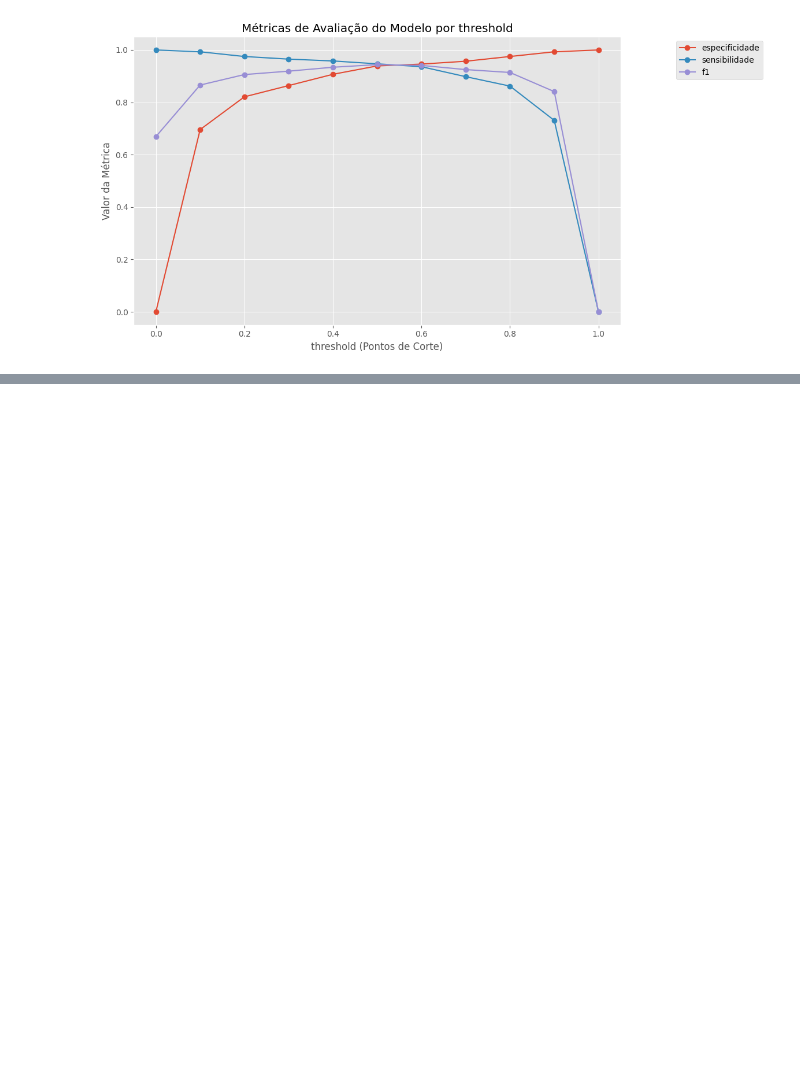
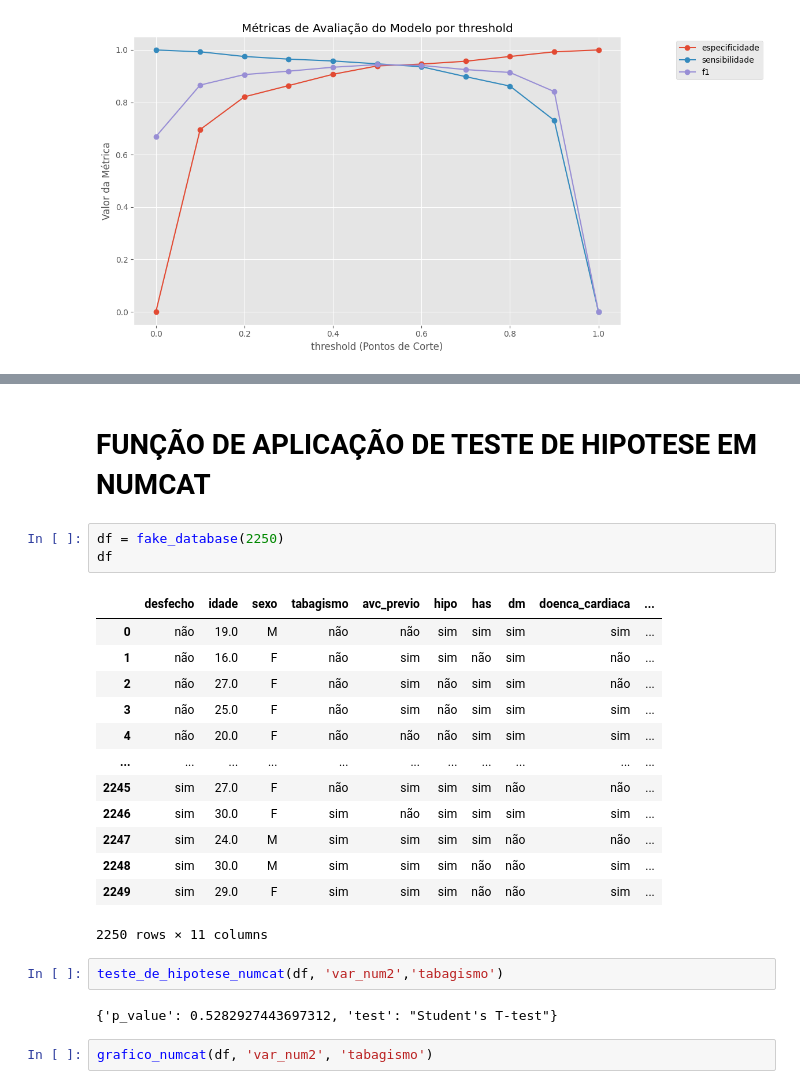
Before and after one commit to GabrielGabes/Machine-Learning-Preditivo, a Jupyter notebook: B7 - Run Free.ipynb, the cells around one changed output, grey strips where cells are left out. Cells and saved outputs as stored; diff of their text form; blank space fills up the shorter version.

Commit message:
testando funcao numcat

```diff
--- a/B7 - Run Free.ipynb
+++ b/B7 - Run Free.ipynb
@@ -624,0 +672,25 @@ aval_modelo_corte_grafico(tabela[['threshold','especificidade','sensibilidade','
+# %% [markdown]
+# FUNÇÃO DE APLICAÇÃO DE TESTE DE HIPOTESE EM NUMCAT
+# %%
+df = fake_database(2250)
+df
+# %% [output]
+|  | desfecho | idade | sexo | tabagismo | avc_previo | hipo | has | dm | doenca_cardiaca | ... |
+| 0 | não | 19.0 | M | não | não | sim | sim | sim | sim | ... |
+| 1 | não | 16.0 | F | não | sim | sim | não | sim | não | ... |
+| 2 | não | 27.0 | F | não | sim | não | sim | sim | não | ... |
+| 3 | não | 25.0 | F | não | sim | não | sim | sim | sim | ... |
+| 4 | não | 20.0 | F | não | não | não | sim | sim | sim | ... |
+| ... | ... | ... | ... | ... | ... | ... | ... | ... | ... | ... |
+| 2245 | sim | 27.0 | F | não | sim | sim | sim | não | não | ... |
+| 2246 | sim | 30.0 | F | sim | não | sim | sim | sim | sim | ... |
+| 2247 | sim | 24.0 | M | sim | sim | sim | sim | não | não | ... |
+| 2248 | sim | 30.0 | M | sim | sim | sim | não | não | sim | ... |
+| 2249 | sim | 29.0 | F | sim | sim | sim | não | não | sim | ... |
+2250 rows × 11 columns
+# %%
+teste_de_hipotese_numcat(df, 'var_num2','tabagismo')
+# %% [output]
+{'p_value': 0.5282927443697312, 'test': "Student's T-test"}
+# %%
+grafico_numcat(df, 'var_num2', 'tabagismo')
```
Also changed, not shown: parts of 10 cells of this notebook.
